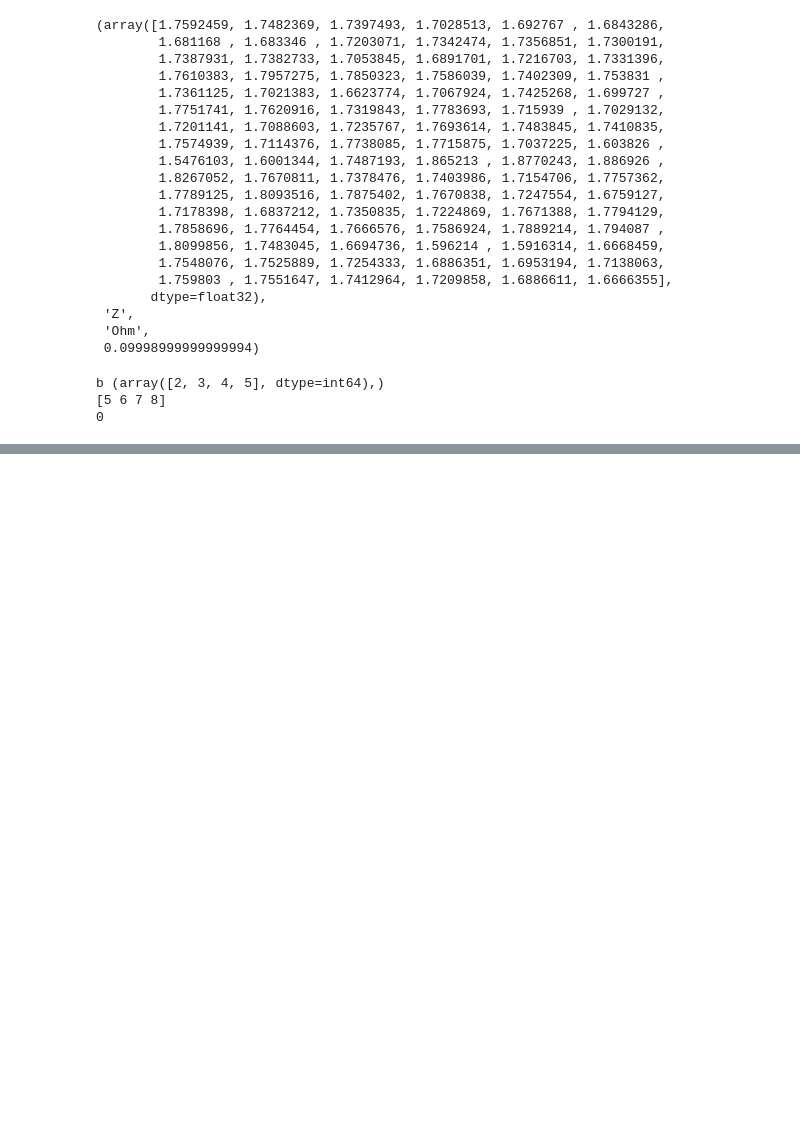
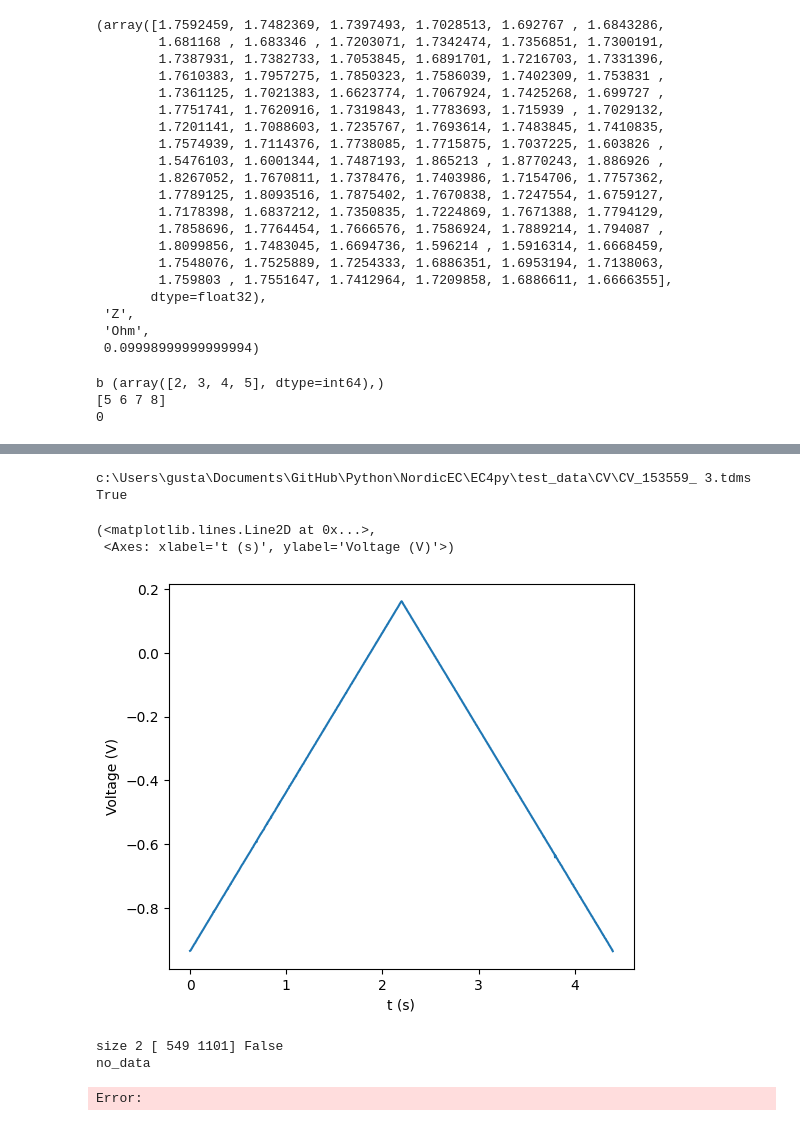
Before and after one commit to NordicEC/EC4py, a Jupyter notebook: dev/CV_Data/CV_Data_t5 _converter.ipynb, the cells around one changed output, grey strips where cells are left out. Drawn from its saved outputs; the diff is of its cells as text; code cells hidden in the pictures; blank space fills up the shorter version.

```diff
--- a/dev/CV_Data/CV_Data_t5 _converter.ipynb
+++ b/dev/CV_Data/CV_Data_t5 _converter.ipynb
@@ -93 +101,17 @@ CV_Data(paths[0]).plot(plot=p)
 [figure]
+# %%
+p = path_to_dataSetFolder.parent/ "CV_153559_ 3.tdms"
+print(p,p.exists())
+data = EC_Data(p)
+data.plot("Time","E")
+# %% [output]
+c:\Users\gusta\Documents\GitHub\Python\NordicEC\EC4py\test_data\CV\CV_153559_ 3.tdms True
+(<matplotlib.lines.Line2D at 0x...>,
+ <Axes: xlabel='t (s)', ylabel='Voltage (V)'>)
+[figure, added]
+# %%
+data = CV_Data(p)
+# %% [output]
+size 2 [ 549 1101] False
+no_data
+Error:
```
Also changed, not shown: parts of 6 cells of this notebook, 4 other files.
